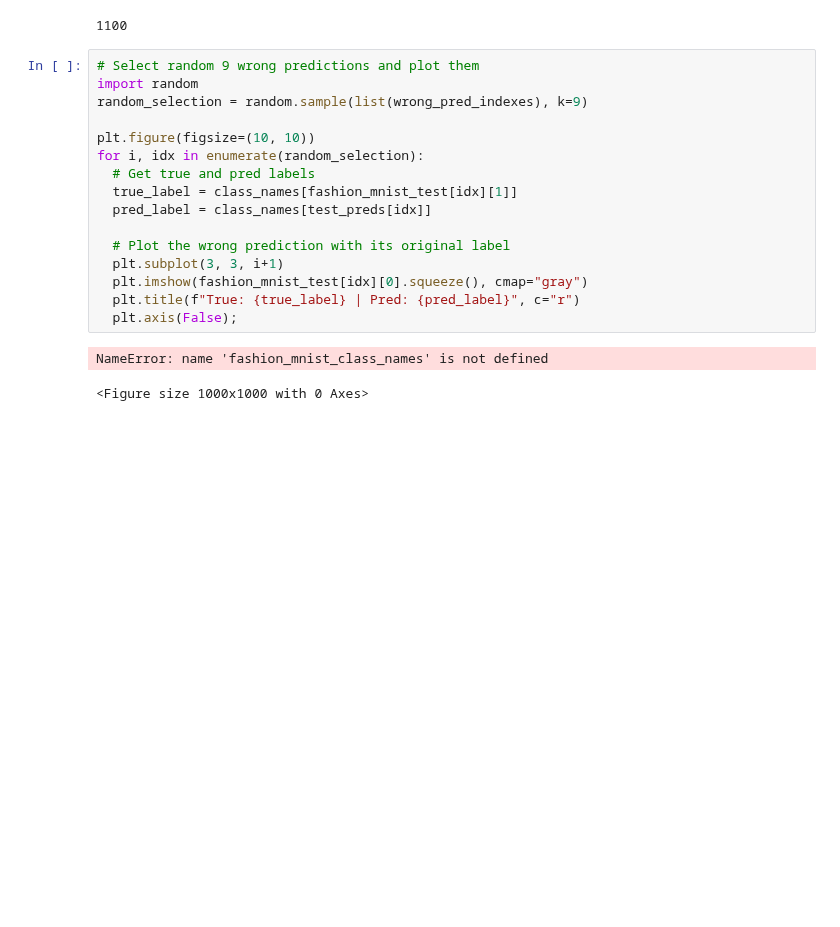
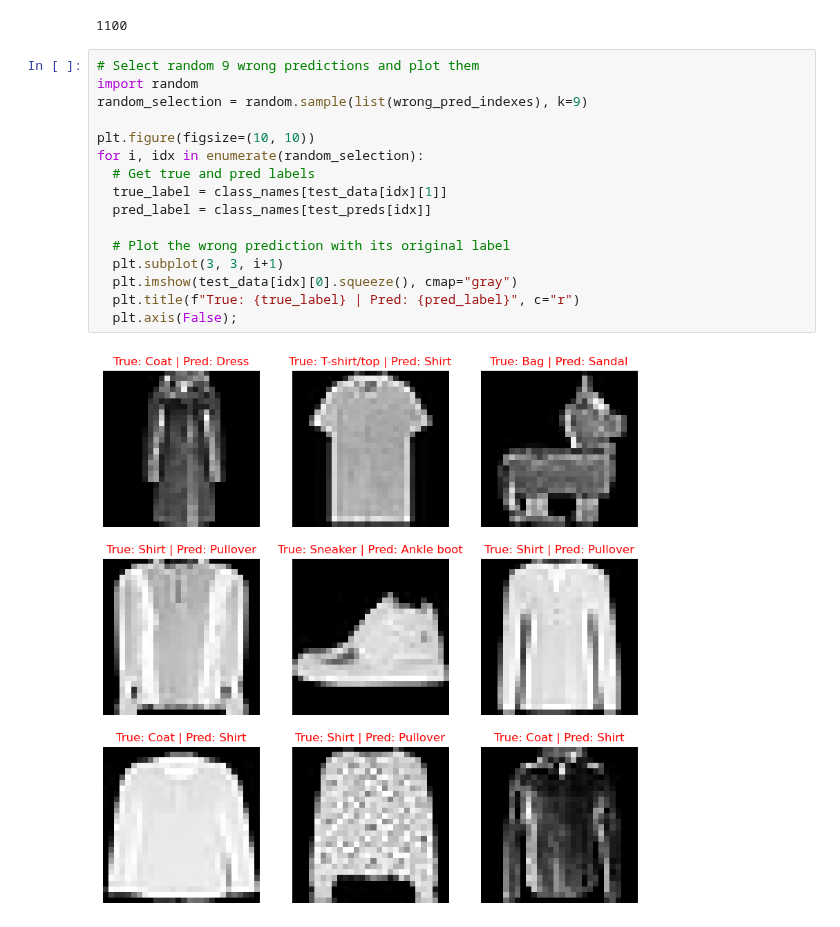
Before and after one commit to aflorkowska/NeutralNetworks_Introduction, a Jupyter notebook: Exercises/03_pytorch_computer_vision_exercises.ipynb, the cells around one changed output. Drawn from its saved outputs; the diff is of its cells as text; blank space fills up the shorter version.

```diff
--- a/Exercises/03_pytorch_computer_vision_exercises.ipynb
+++ b/Exercises/03_pytorch_computer_vision_exercises.ipynb
@@ -736,19 +736,18 @@ len(wrong_pred_indexes)
 # %%
 # Select random 9 wrong predictions and plot them
 import random
 random_selection = random.sample(list(wrong_pred_indexes), k=9)
 
 plt.figure(figsize=(10, 10))
 for i, idx in enumerate(random_selection):
   # Get true and pred labels
-  true_label = class_names[fashion_mnist_test[idx][1]]
+  true_label = class_names[test_data[idx][1]]
   pred_label = class_names[test_preds[idx]]
 
   # Plot the wrong prediction with its original label
   plt.subplot(3, 3, i+1)
-  plt.imshow(fashion_mnist_test[idx][0].squeeze(), cmap="gray")
+  plt.imshow(test_data[idx][0].squeeze(), cmap="gray")
   plt.title(f"True: {true_label} | Pred: {pred_label}", c="r")
   plt.axis(False);
 # %% [output]
-NameError: name 'fashion_mnist_class_names' is not defined
-<Figure size 1000x1000 with 0 Axes>
+[figure, added]
```
Also changed, not shown: parts of 1 cell of this notebook.
